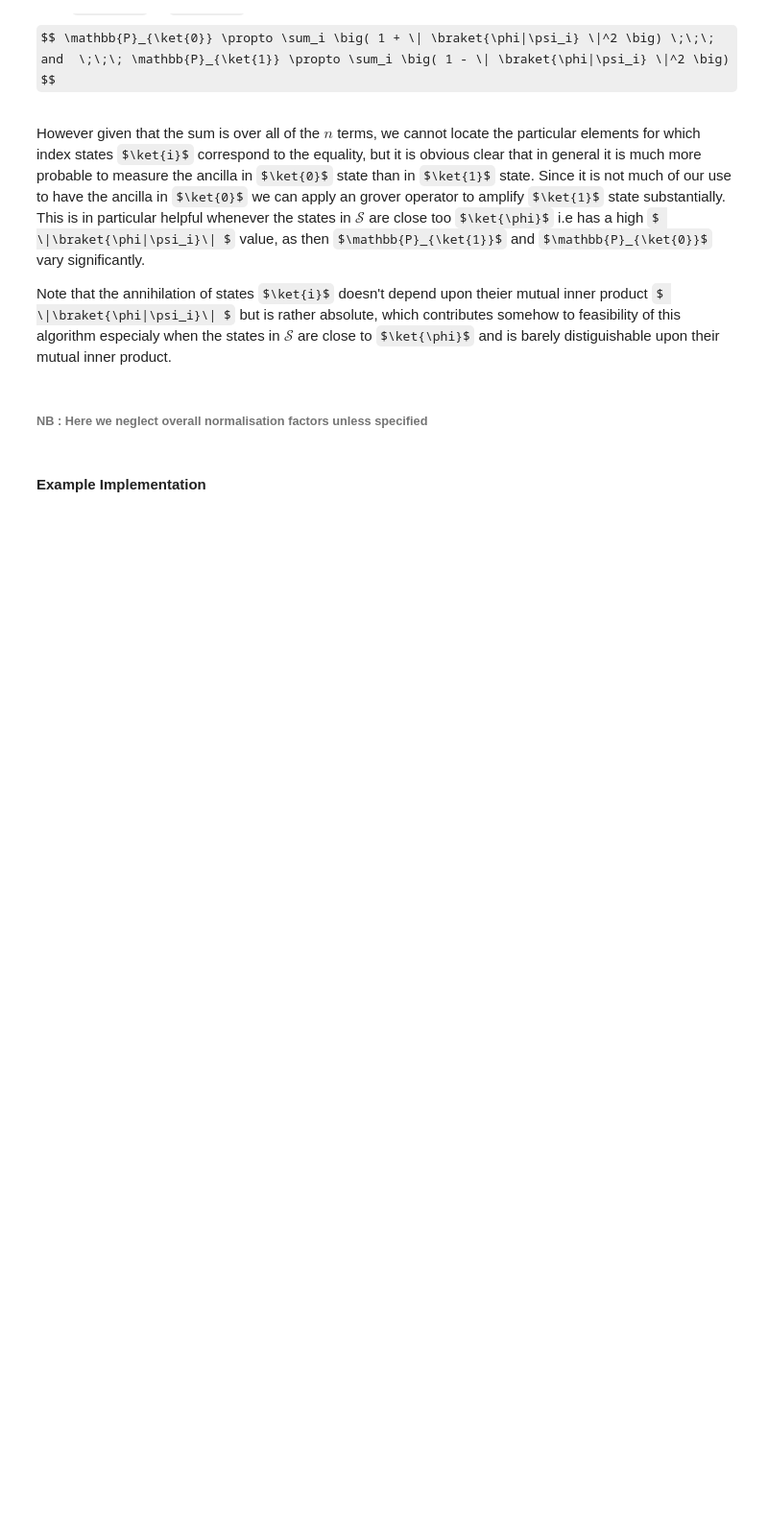
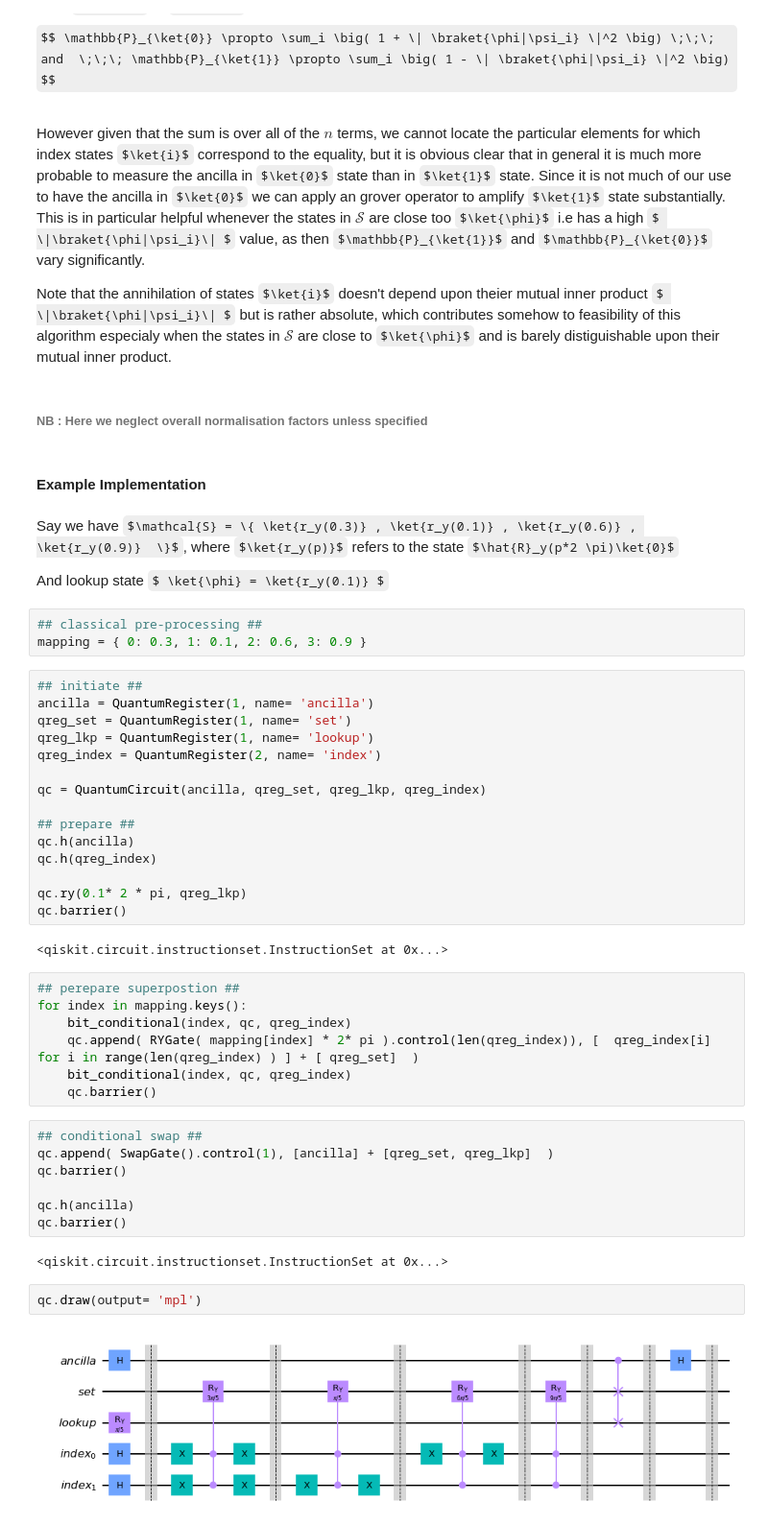
Before and after one commit to pafloxy/QuantumAlgorithmsCollect, a Jupyter notebook: database_lookup_algorithm.ipynb, the cells around one changed output. Shown at 96% size. Cells and saved outputs as stored; diff of their text form; some formulas as TeX source; blank space fills up the shorter version.

```diff
--- a/database_lookup_algorithm.ipynb
+++ b/database_lookup_algorithm.ipynb
@@ -36,3 +36,47 @@ Note that the annihilation of states $\ket{i}$ doesn't depend upon theier mutual
 ###### **NB :** Here we neglect overall normalisation factors unless specified
 # %% [markdown]
 #### **Example Implementation**
+# %% [markdown]
+Say we have $\mathcal{S} = \{ \ket{r_y(0.3)} , \ket{r_y(0.1)} , \ket{r_y(0.6)} , \ket{r_y(0.9)}  \}$, where $\ket{r_y(p)}$ refers to the state $\hat{R}_y(p*2 \pi)\ket{0}$
+
+And lookup state $ \ket{\phi} = \ket{r_y(0.1)} $
+# %%
+## classical pre-processing ##
+mapping = { 0: 0.3, 1: 0.1, 2: 0.6, 3: 0.9 }
+# %%
+## initiate ##
+ancilla = QuantumRegister(1, name= 'ancilla')
+qreg_set = QuantumRegister(1, name= 'set')
+qreg_lkp = QuantumRegister(1, name= 'lookup')
+qreg_index = QuantumRegister(2, name= 'index')
+
+qc = QuantumCircuit(ancilla, qreg_set, qreg_lkp, qreg_index)
+
+## prepare ##
+qc.h(ancilla)
+qc.h(qreg_index)
+
+qc.ry(0.1* 2 * pi, qreg_lkp)
+qc.barrier()
+# %% [output]
+<qiskit.circuit.instructionset.InstructionSet at 0x...>
+# %%
+## perepare superpostion ##
+for index in mapping.keys():
+    bit_conditional(index, qc, qreg_index)
+    qc.append( RYGate( mapping[index] * 2* pi ).control(len(qreg_index)), [  qreg_index[i] for i in range(len(qreg_index) ) ] + [ qreg_set]  )
+    bit_conditional(index, qc, qreg_index)
+    qc.barrier()
+# %%
+## conditional swap ##
+qc.append( SwapGate().control(1), [ancilla] + [qreg_set, qreg_lkp]  )
+qc.barrier()
+
+qc.h(ancilla)
+qc.barrier()
+# %% [output]
+<qiskit.circuit.instructionset.InstructionSet at 0x...>
+# %%
+qc.draw(output= 'mpl')
+# %% [output]
+[figure, added]
```
Also changed, not shown: parts of 1 cell of this notebook, 3 other files.
